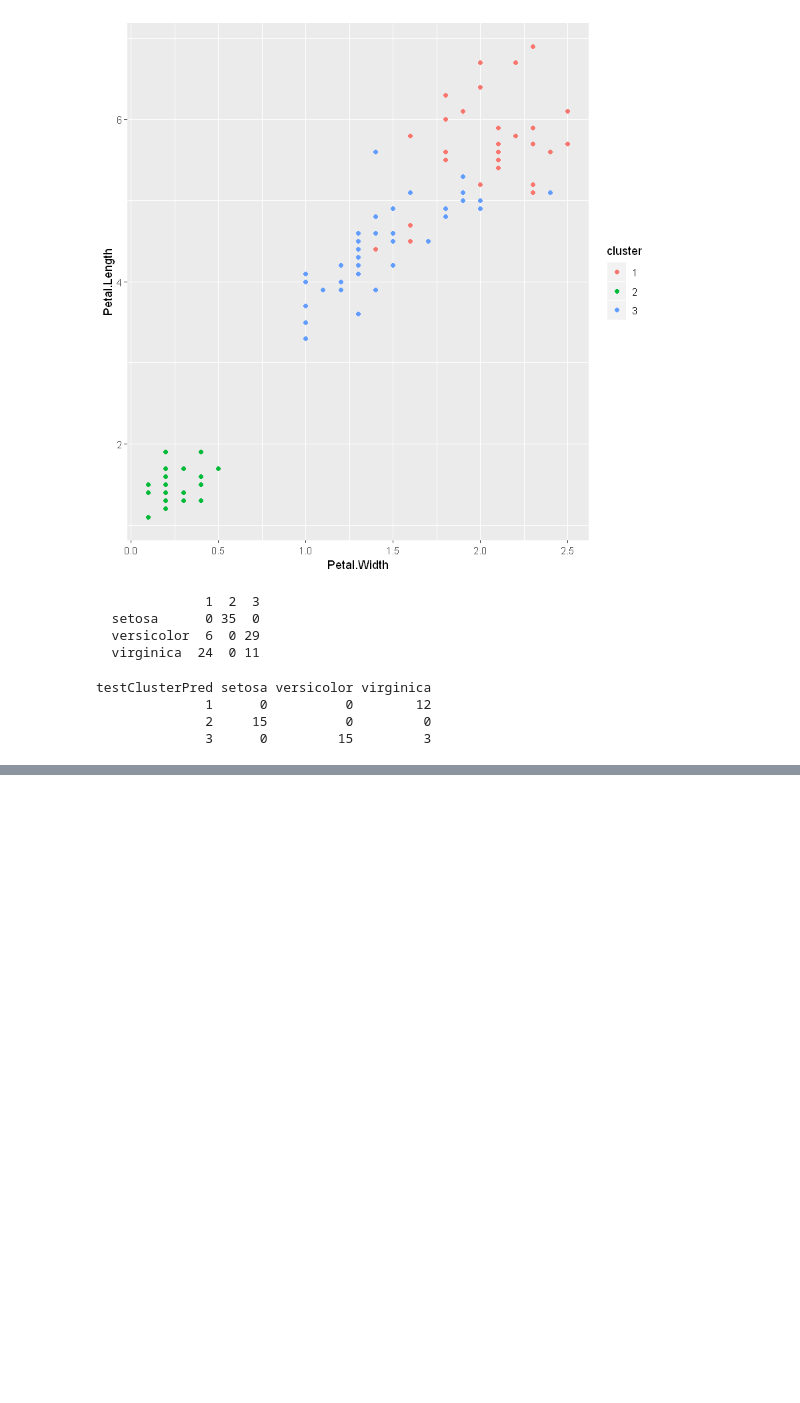
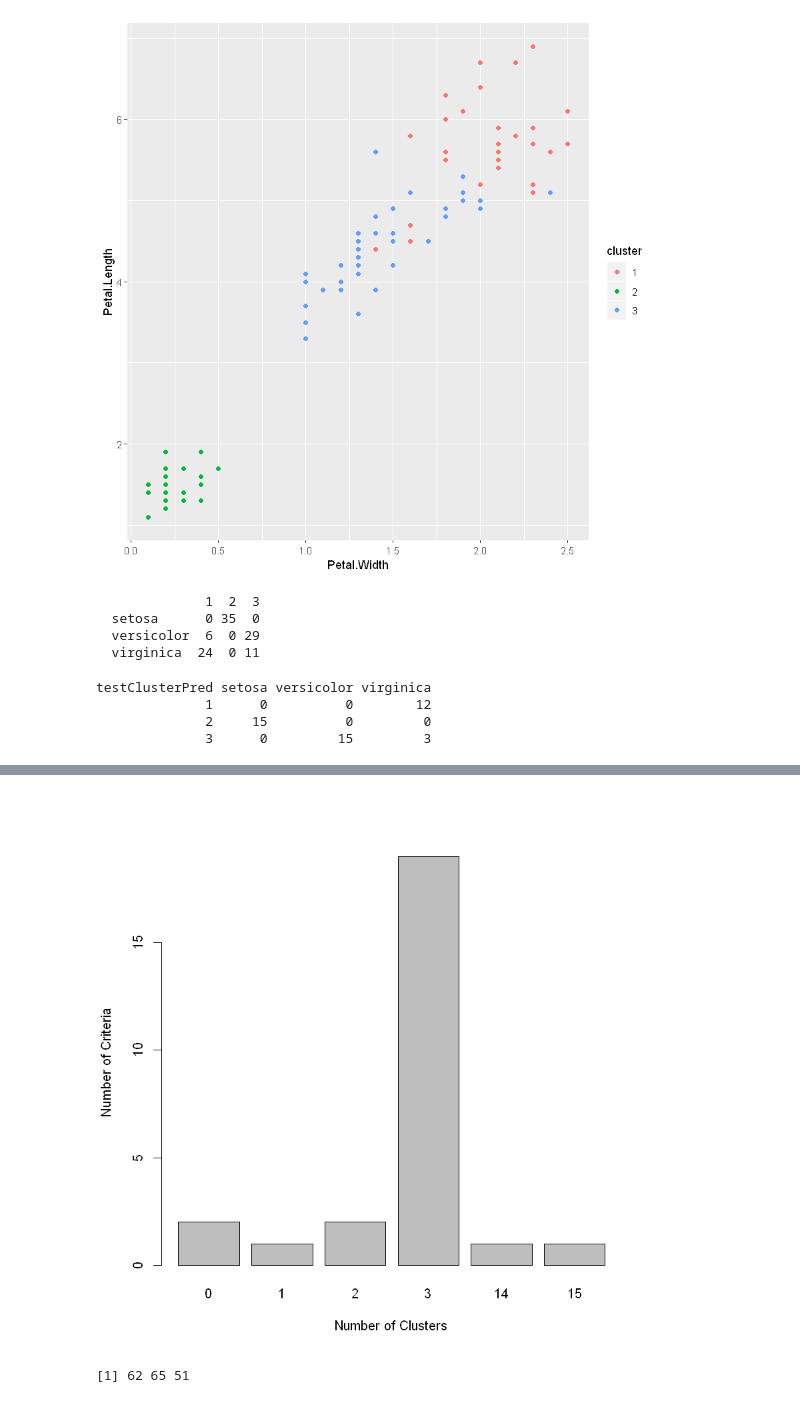
Before and after one commit to leejungmu/first-repository, a Jupyter notebook: clustering.ipynb, the cells around one changed output, grey strips where cells are left out. Drawn from its saved outputs; the diff is of its cells as text; code cells hidden in the pictures; blank space fills up the shorter version.

```diff
--- a/clustering.ipynb
+++ b/clustering.ipynb
@@ -168,0 +262,10 @@ testClusterPred setosa versicolor virginica
+# %%
+barplot(table(nc$Best.nc[1, ]), xlab = "Number of Clusters", ylab = "Number of Criteria")
+# %% [output]
+[figure, added]
+# %%
+set.seed(1234)
+fit.km <- kmeans(df, 3, nstart = 25)
+fit.km$size
+# %% [output]
+[1] 62 65 51
```
Also changed, not shown: parts of 22 cells of this notebook.
